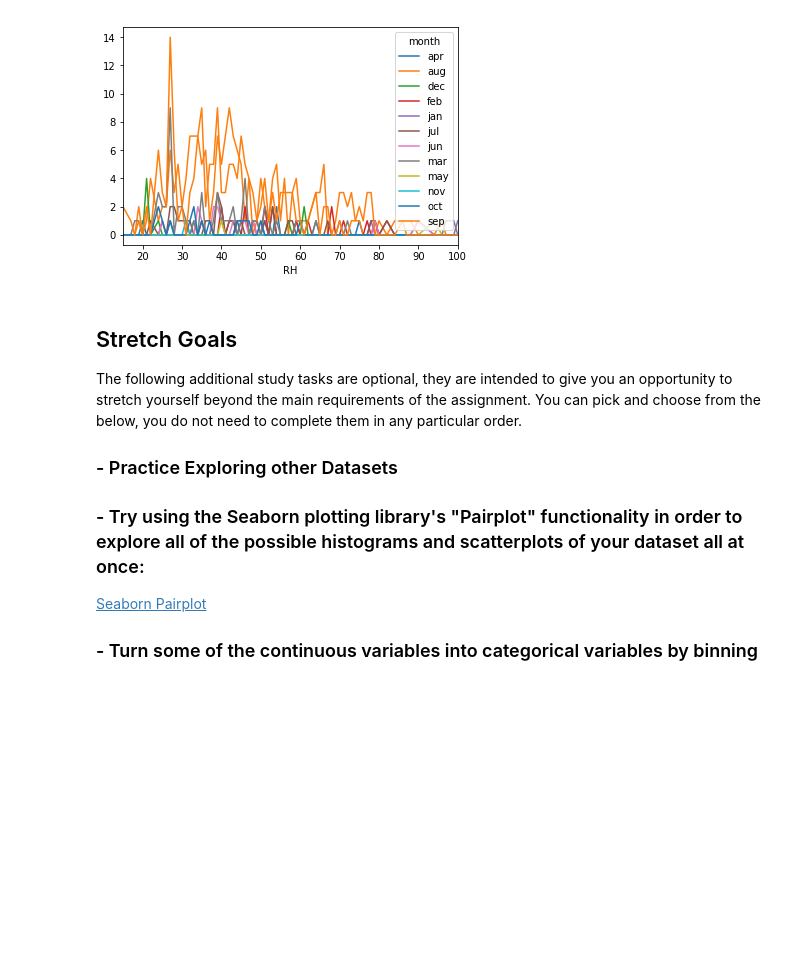
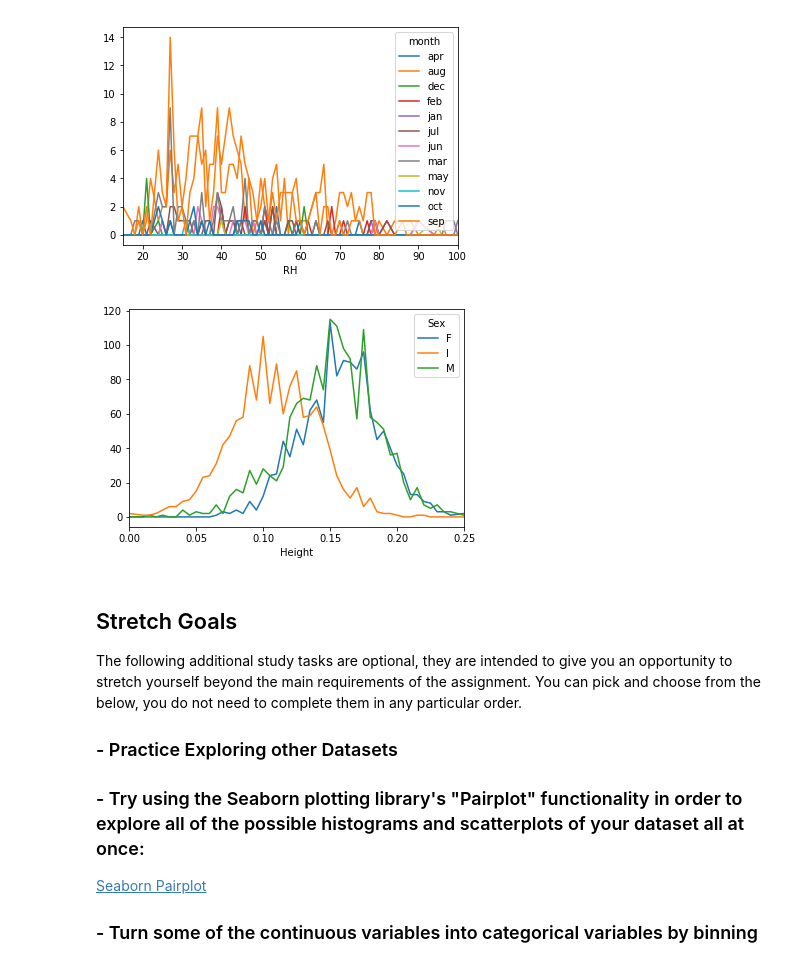
Before and after one commit to johnwesleyharding/DS-Unit-1-Sprint-1-Data-Wrangling-and-Storytelling, a Jupyter notebook: JWH_LS_DS_111_Exploratory_Data_Analysis.ipynb, the cells around one changed output. Saved outputs shown, nothing was run; the diff lists cells and outputs as text; code cells hidden in the pictures; blank space fills up the shorter version.

```diff
--- a/JWH_LS_DS_111_Exploratory_Data_Analysis.ipynb
+++ b/JWH_LS_DS_111_Exploratory_Data_Analysis.ipynb
@@ -315,6 +320,11 @@ pd.crosstab(fires['RH'], fires['month']).plot()
 plt.show()
 # %% [output]
 [figure]
+# %%
+pd.crosstab(abalone[abalone['Height'] < 0.5 ]['Height'], abalone['Sex']).plot()
+plt.show()
+# %% [output]
+[figure, added]
 # %% [markdown]
 ## Stretch Goals
 
```
Also changed, not shown: parts of 5 cells of this notebook.
